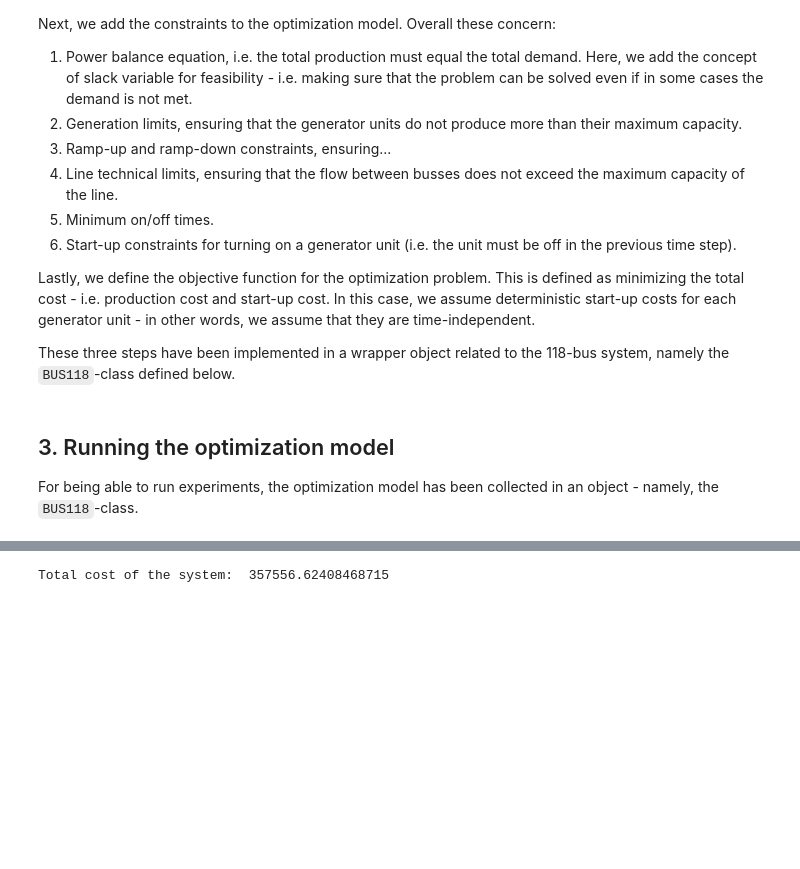
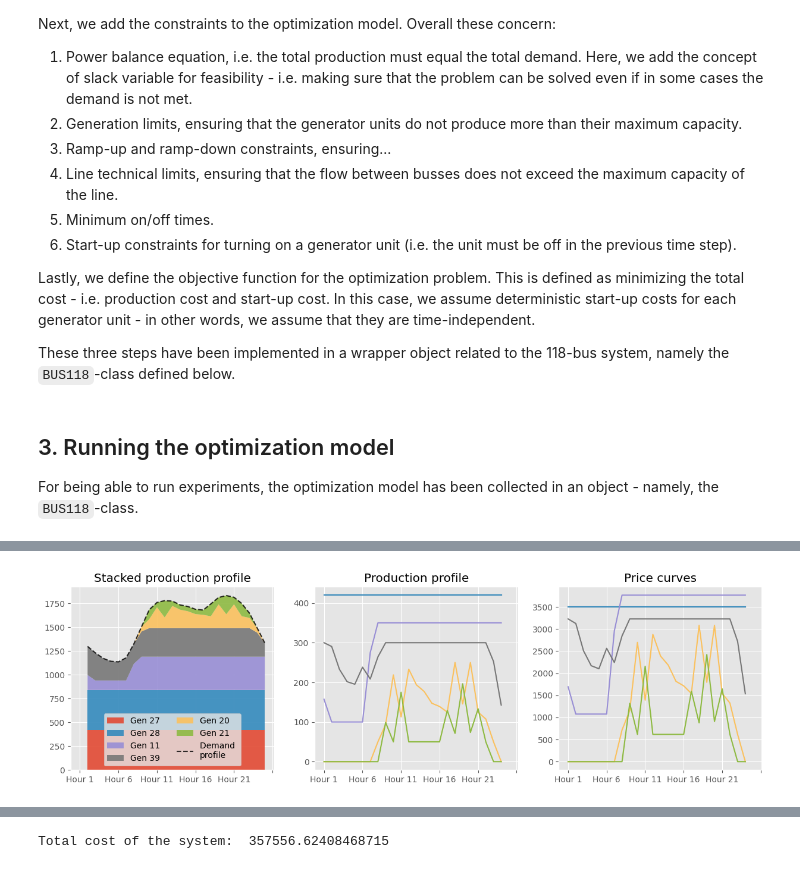
Before and after one commit to albertkjoller/ml-energy-systems, a Jupyter notebook: src/assignment3/notebooks/explainer_notebook.ipynb, the cells around one changed output, grey strips where cells are left out. Drawn from its saved outputs; the diff is of its cells as text; code cells hidden in the pictures; blank space fills up the shorter version.

```diff
--- a/src/assignment3/notebooks/explainer_notebook.ipynb
+++ b/src/assignment3/notebooks/explainer_notebook.ipynb
@@ -271,4 +269,41 @@ on_off      = pd.DataFrame(abs(on_off),     columns=[f'Hour {i}' for i in range(
 start_up    = pd.DataFrame(abs(start_up),   columns=[f'Hour {i}' for i in range(1, system.N_t+1)], index=[f'Gen {i}' for i in range(1, system.N_g+1)])
 power       = pd.DataFrame(power,           columns=[f'Hour {i}' for i in range(1, system.N_t+1)], index=[f'Gen {i}' for i in range(1, system.N_g+1)])
 cost        = pd.DataFrame(cost,            columns=[f'Hour {i}' for i in range(1, system.N_t+1)], index=[f'Gen {i}' for i in range(1, system.N_g+1)])
+# %%
+generators_turned_on = on_off.sum(axis=1) != 0
+
+system.pmax['index'] = [f'Gen {i}' for i in range(1, system.N_g+1)]
+system.pmax = system.pmax.set_index('index')
+
+system.pmin['index'] = [f'Gen {i}' for i in range(1, system.N_g+1)]
+system.pmin = system.pmin.set_index('index')
+
+# Check if power balance equation is satisfied
+power_balance = pd.DataFrame(
+    [system.demand_profile.sum(axis=1).values, power.sum(axis=0).values, eps.flatten(), delta.flatten(), (eps + delta).flatten()],
+    index=['demand', 'power', 'eps', 'delta', 'slack_sum'
+]).T
+assert np.allclose(power_balance['demand'], power_balance[['power', 'eps', 'delta']].sum(axis=1)), 'Power balance equation not satisfied !'
+
+power['total_production'] = power[generators_turned_on].cumsum(axis=1)['Hour 24']
+
+
+fig, axs = plt.subplots(1, 3, figsize=(15, 4), sharey=False, sharex=True)
+axs[0].stackplot(
+    np.arange(1, 25),
+    power[generators_turned_on].sort_values(by='total_production', ascending=False).drop(columns='total_production'),
+    labels=power[generators_turned_on].sort_values(by='total_production', ascending=False).drop(columns='total_production').index,
+    alpha=0.9,
+)
+axs[0].plot(np.arange(1,25), power_balance['demand'], color='k', ls='--', alpha=0.8, label='Demand \nprofile')
+axs[0].set_title('Stacked production profile')
+axs[0].legend(loc='lower center', ncols=2)
+
+power[generators_turned_on].sort_values(by='total_production', ascending=False).drop(columns='total_production').T.plot(title='Production profile', ax=axs[1], legend=False)
+cost['total_production'] = power['total_production']
+cost[generators_turned_on].sort_values(by='total_production', ascending=False).drop(columns='total_production').T.plot(title='Price curves', ax=axs[2], legend=False)
+
+plt.show()
+# %% [output]
+[figure, added]
 # %%
```
Also changed, not shown: parts of 7 cells of this notebook.
